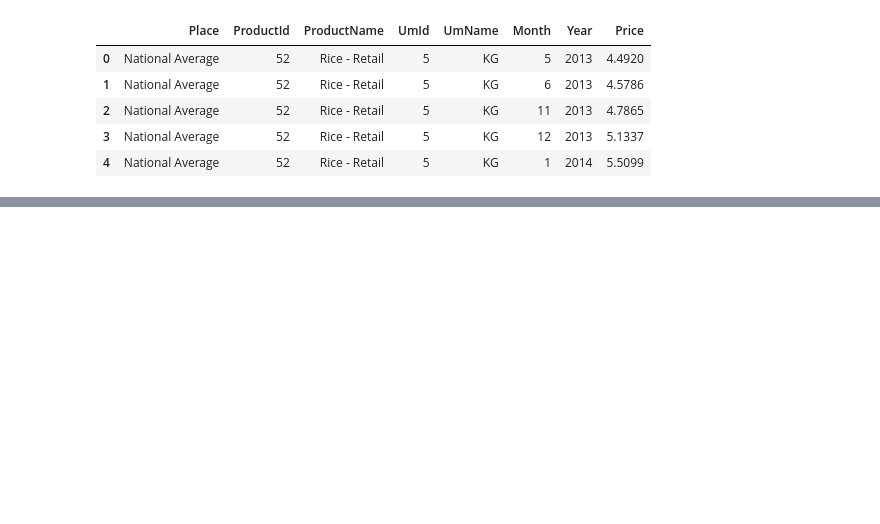
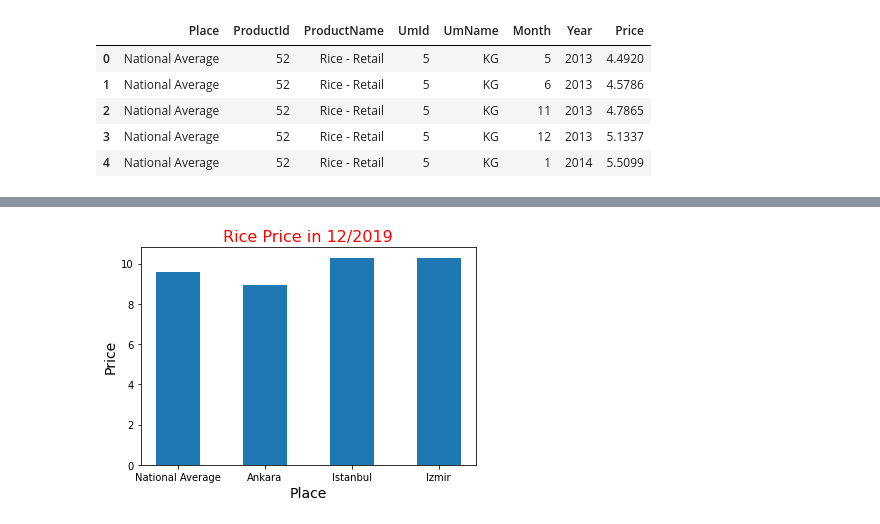
Before and after one commit to Trang27cl/testgit, a Jupyter notebook: FoodPrice_in_Turkey.ipynb, the cells around one changed output, grey strips where cells are left out. Cells and saved outputs as stored; diff of their text form; code cells hidden in the pictures; blank space fills up the shorter version.

```diff
--- a/FoodPrice_in_Turkey.ipynb
+++ b/FoodPrice_in_Turkey.ipynb
@@ -1053,0 +347,9 @@ Name: Price, dtype: int64
+# %%
+#Tinh chỉnh thuộc tính biểu đồ
+plt.bar(data1['Place'], data1['Price'], width = 0.5)
+plt.title('Rice Price in 12/2019', fontsize = 16, color = 'r')
+plt.xlabel('Place', fontsize = 14)
+plt.ylabel('Price', fontsize = 14)
+plt.show()
+# %% [output]
+[figure, added]
```
Also changed, not shown: parts of 79 cells of this notebook.
